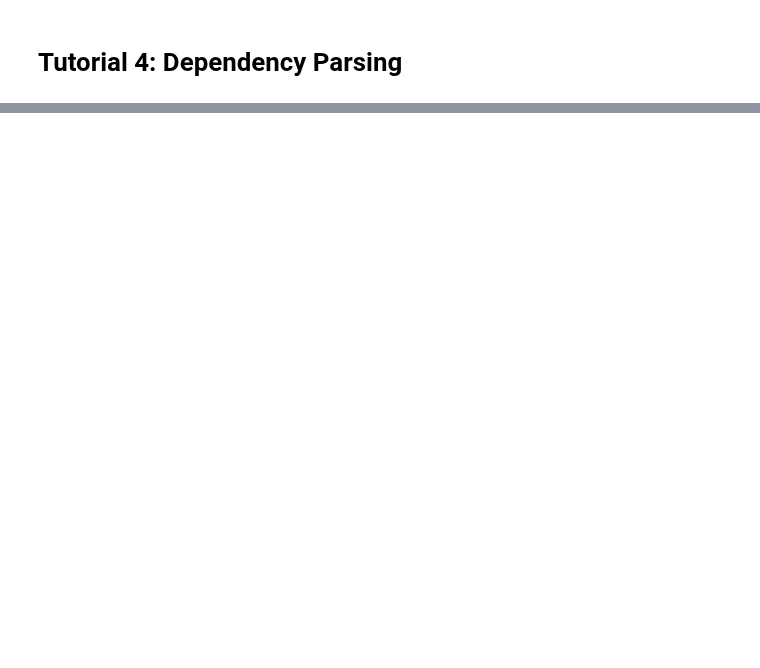
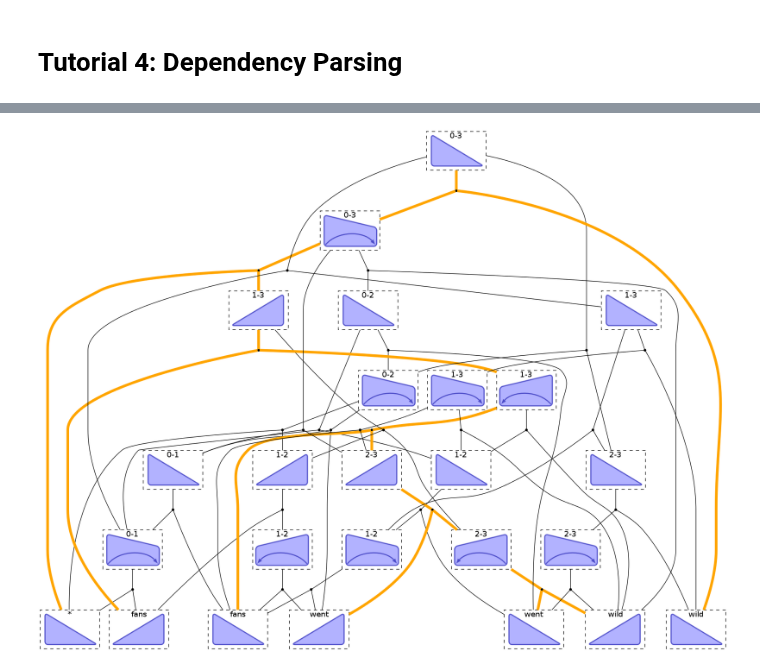
Before and after one commit to srush/PyDecode, a Jupyter notebook: notebooks/parsing.ipynb, the cells around one changed output, grey strips where cells are left out. Cells and saved outputs as stored; diff of their text form; code cells hidden in the pictures; blank space fills up the shorter version.

Commit message:
Merge hypergraph map code

```diff
--- a/notebooks/parsing.ipynb
+++ b/notebooks/parsing.ipynb
@@ -73,3 +64,7 @@ potentials = ph.Potentials(hypergraph).build(build_potentials)
+# %%
+
+potentials = ph.Potentials(hypergraph).from_vector([random.random()
+                                                    for i in range(len(hypergraph.edges))])
 # %%
 path = ph.best_path(hypergraph, potentials)
 best = potentials.dot(path)
@@ -86,9 +81,9 @@ for edge in hypergraph.edges:
     if score >= thres:
         kept.add(edge.id)
 # %%
-potentials = ph.InsidePotentials(hypergraph).build(build_potentials)
+potentials = ph.InsidePotentials(hypergraph).\
+                from_vector([random.random()
+                             for i in range(len(hypergraph.edges))])
 marginals = ph.compute_marginals(hypergraph, potentials)
 base = marginals[hypergraph.root]
-for edge in hypergraph.edges:
-    print marginals[edge] / base
 # %%
@@ -104,35 +101,37 @@ class ParseFormat(display.HypergraphPathFormatter):
         self.hypergraph = hypergraph
         self.sentence = sentence
     def graph_attrs(self):
         return {"rankdir": "TB", "clusterrank": "local"}
     def hypernode_attrs(self, node):
-        label = self.hypergraph.node_label(node)
+        label = node.label
         return {"image":
                 ("triangle" if label.type == Tri else "trap") + "-" +
                 ("right" if label.dir == Right else "left") + ".png",
                 "labelloc": "t",
                 "shape": "rect",
                 "style" : "dashed",
                 "label": "%d-%d"%(label.span[0], label.span[1])
                 if label.span[0] != label.span[1] else
                 (["*"] + sentence.split())[label.span[0]],
 
                 }
     def hypernode_subgraph(self, node):
-        label = self.hypergraph.node_label(node)
+        label = node.label
         if label.span[0] == label.span[1]:
             return [("clust_terminals", label.span[0] + (0.5 if label.dir == Right else 0))]
         return []
     def subgraph_format(self, subgraph):
         return {"rank": "same"}
     def hyperedge_node_attrs(self, edge):
         return {"shape": "point"}
     def hyperedge_attrs(self, edge):
         return {"arrowhead": "none",
                 "color": "orange" if edge in self.path else "black",
                 "penwidth": 5 if edge in self.path else 1}
 
 ParseFormat(hypergraph, sentence, path).to_ipython()
+# %% [output]
+[figure, added]
 # %%
 import networkx as nx
 from networkx.readwrite import json_graph
```
Also changed, not shown: parts of 3 cells of this notebook, 42 other files.
